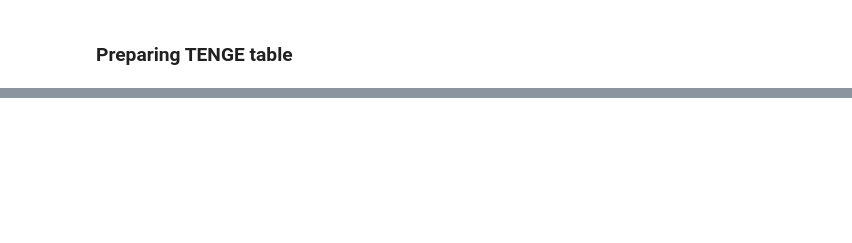
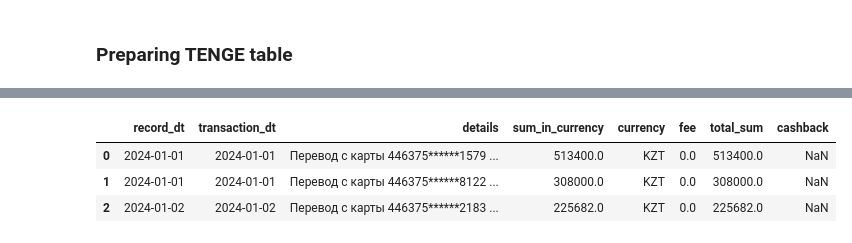
Before and after one commit to cry0steam/budget, a Jupyter notebook: budget_analysis.ipynb, the cells around one changed output, grey strips where cells are left out. Cells and saved outputs as stored; diff of their text form; code cells hidden in the pictures; blank space fills up the shorter version.

```diff
--- a/budget_analysis.ipynb
+++ b/budget_analysis.ipynb
@@ -256,7 +293,7 @@ df_tenge = df_tenge.rename(
         df_tenge.columns[0]: 'record_dt',
         df_tenge.columns[1]: 'transaction_dt',
         df_tenge.columns[2]: 'details',
-        df_tenge.columns[3]: 'sum',
+        df_tenge.columns[3]: 'sum_in_currency',
         df_tenge.columns[4]: 'currency',
         df_tenge.columns[5]: 'fee',
         df_tenge.columns[6]: 'total_sum',
@@ -268,10 +305,17 @@ df_tenge.head(10)
 #changing types
 #df_euro['id'] = df_euro['id'].astype('int')
 
-#df_euro['sum'] = df_euro['sum'].str.replace(r'\s+', '', regex=True)
-#df_euro['sum'] = pd.to_numeric(df_euro['sum'])
+df_tenge['sum_in_currency'] = df_tenge['sum_in_currency'].str.replace(r'\s+', '', regex=True)
+df_tenge['sum_in_currency'] = pd.to_numeric(df_tenge['sum_in_currency'])
 
-#df_euro['sum_temp'] = df_euro['sum_temp'].str.replace(r'\s+', '', regex=True)
-#df_euro['sum_temp'] = pd.to_numeric(df_euro['sum_temp'])
+df_tenge['total_sum'] = df_tenge['total_sum'].str.replace(r'\s+', '', regex=True)
+df_tenge['total_sum'] = pd.to_numeric(df_tenge['total_sum'])
 
-#df_euro['record_date'] = pd.to_datetime(df_euro['record_date'], format='%d.%m.%Y')
+df_tenge['fee'] = df_tenge['fee'].str.replace(r'\s+', '', regex=True)
+df_tenge['fee'] = pd.to_numeric(df_tenge['fee'])
+
+df_tenge['cashback'] = df_tenge['cashback'].str.replace(r'\s+', '', regex=True)
+df_tenge['cashback'] = pd.to_numeric(df_tenge['cashback'])
+
+df_tenge['record_dt'] = pd.to_datetime(df_tenge['record_dt'], format='%d.%m.%Y')
+df_tenge['transaction_dt'] = pd.to_datetime(df_tenge['transaction_dt'], format='%d.%m.%Y')
@@ -289,0 +340,7 @@ df_tenge.head(10)
+# %%
+df_tenge.head(3)
+# %% [output]
+|  | record_dt | transaction_dt | details | sum_in_currency | currency | fee | total_sum | cashback |
+| 0 | 2024-01-01 | 2024-01-01 | Перевод с карты 446375******1579 ... | 513400.0 | KZT | 0.0 | 513400.0 | NaN |
+| 1 | 2024-01-01 | 2024-01-01 | Перевод с карты 446375******8122 ... | 308000.0 | KZT | 0.0 | 308000.0 | NaN |
+| 2 | 2024-01-02 | 2024-01-02 | Перевод с карты 446375******2183 ... | 225682.0 | KZT | 0.0 | 225682.0 | NaN |
```
Also changed, not shown: parts of 7 cells of this notebook, 3 other files.
